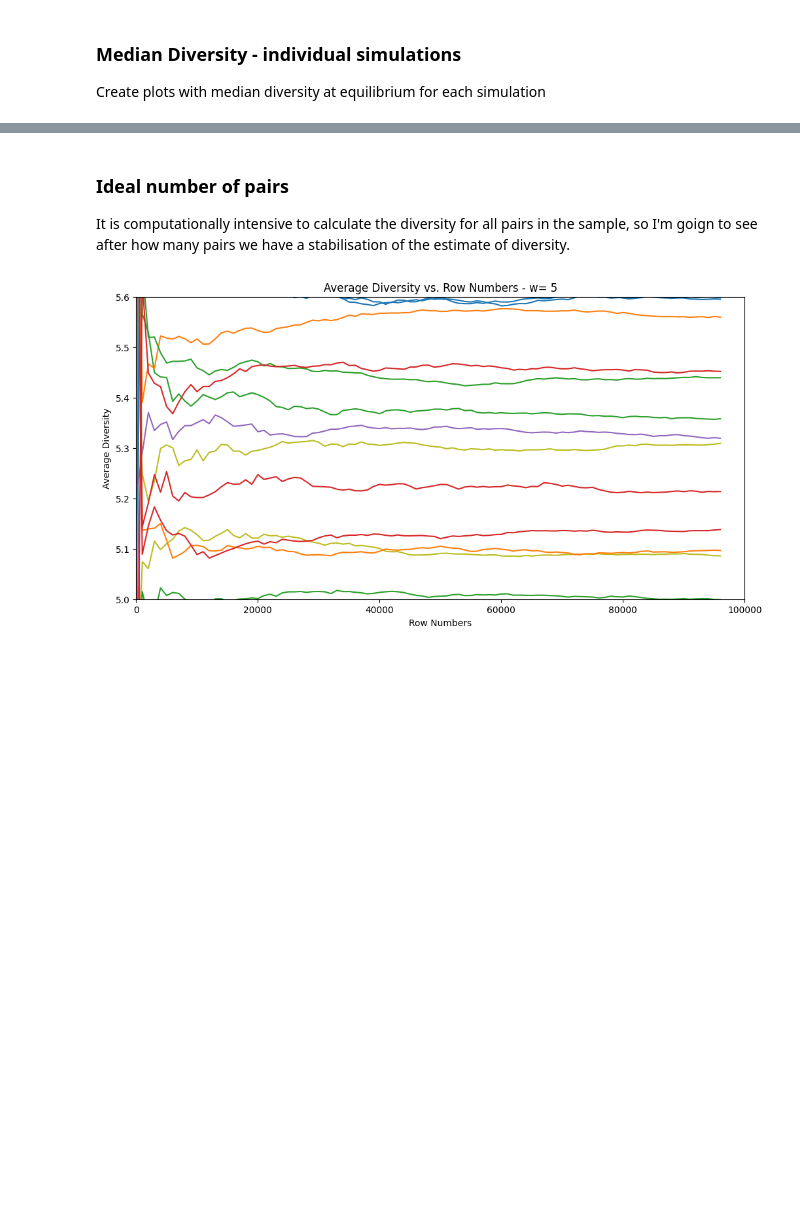
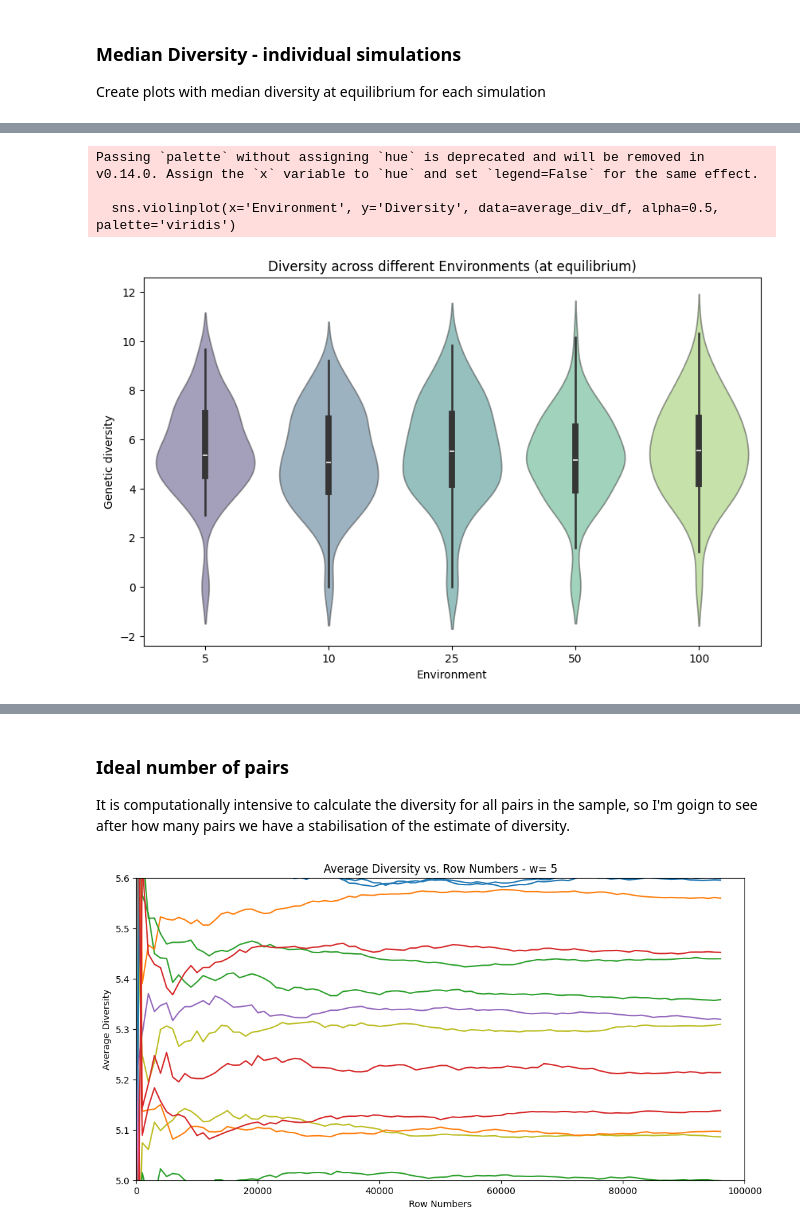
Before and after one commit to giuliabernardinieco/revosim-simulations, a Jupyter notebook: genetic-diversity.ipynb, the cells around one changed output, grey strips where cells are left out. Drawn from its saved outputs; the diff is of its cells as text; code cells hidden in the pictures; blank space fills up the shorter version.

```diff
--- a/genetic-diversity.ipynb
+++ b/genetic-diversity.ipynb
@@ -135,0 +166,18 @@ for combined_df, folder_label in zip(all_dfs, folder_labels):
+# %%
+# Let's create a table with average diversity for each simulation
+average_div_df = combined_df.groupby(['Environment','Simulation'])['Diversity'].mean().reset_index()
+# %%
+# create a seaborn violin plot
+# Create a boxplot
+sns.violinplot(x='Environment', y='Diversity', data=average_div_df, alpha=0.5, palette='viridis')
+
+# Labels
+plt.xlabel('Environment')
+plt.ylabel('Genetic diversity')
+plt.title('Diversity across different Environments (at equilibrium)')
+plt.show()
+# %% [output]
+Passing `palette` without assigning `hue` is deprecated and will be removed in v0.14.0. Assign the `x` variable to `hue` and set `legend=False` for the same effect.
+
+  sns.violinplot(x='Environment', y='Diversity', data=average_div_df, alpha=0.5, palette='viridis')
+[figure, added]
```
Also changed, not shown: parts of 13 cells of this notebook.
